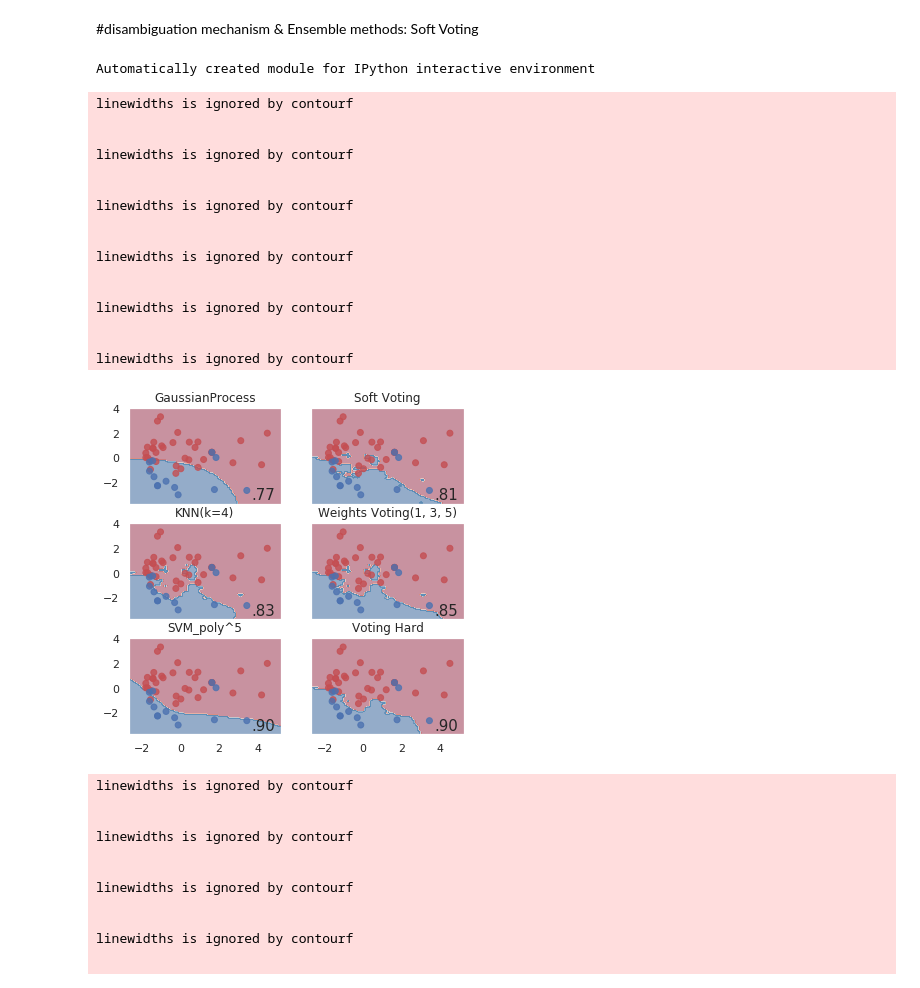
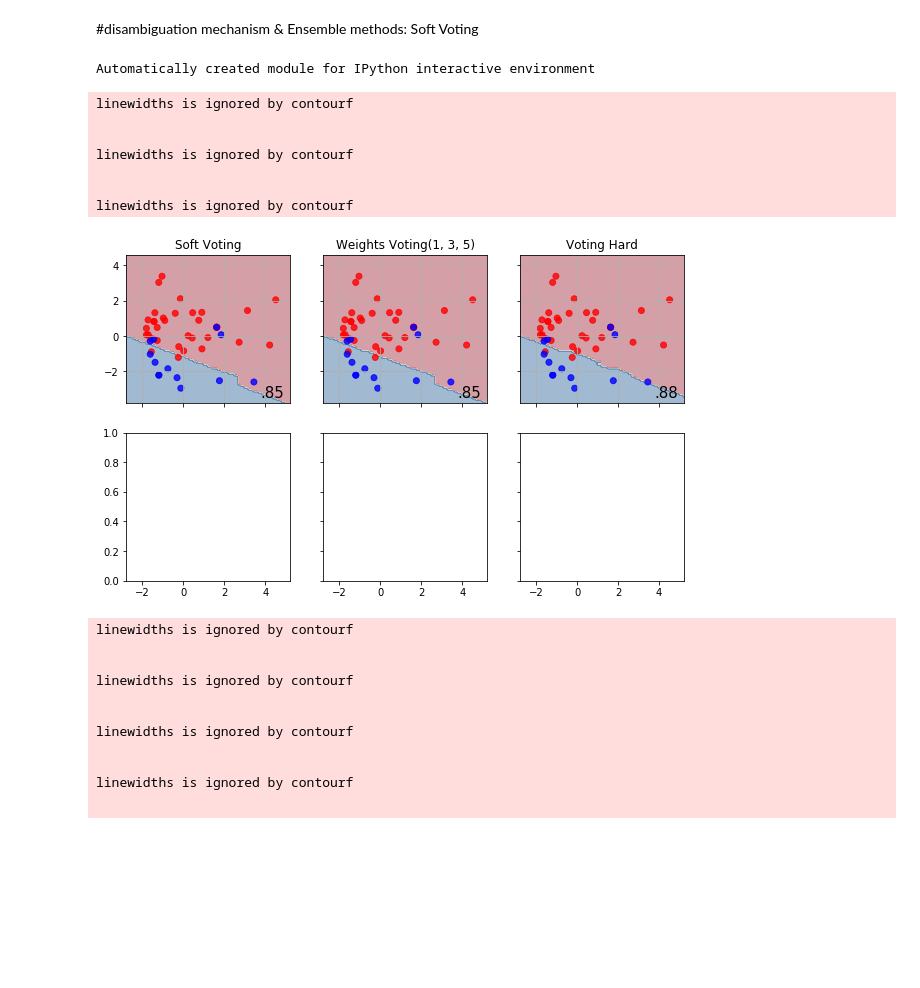
Before and after one commit to avallers/InflammatoryBowelDisease, a Jupyter notebook: Ensemble_ Vote_ Classifier_IBD.ipynb, the cells around one changed output. Drawn from its saved outputs; the diff is of its cells as text; code cells hidden in the pictures; blank space fills up the shorter version.

```diff
--- a/Ensemble_ Vote_ Classifier_IBD.ipynb
+++ b/Ensemble_ Vote_ Classifier_IBD.ipynb
@@ -1259,6 +1258,8 @@ plt.show()
 explained variance ratio (first two components): [0.92461872 0.05306648]
 [figure]
 [figure]
+# %%
+XT, yT=XdT, ydT
 # %%
 # SVC with linear kernel
 svc = svm.SVC(kernel='linear', C=C).fit(XT, yT)
@@ -1415,14 +1414,14 @@ dtype: int64
 # %%
 from sklearn.svm import NuSVC
 # SVC with linear kernel
-svc = svm.SVC(kernel='linear', C=C).fit(XT, yT)
+svc = svm.SVC(kernel='linear', C=C,probability=True).fit(XT, yT)
 # MLP 50
 MLPc=MLPClassifier(random_state=0, hidden_layer_sizes=[50], activation='relu', solver='lbfgs')
 # MLP 50
 MLPc2=MLPClassifier(random_state=0, hidden_layer_sizes=[99], activation='relu', solver='lbfgs')
 
 # LinearSVC (linear kernel)
-lin_svc = svm.LinearSVC(C=C).fit(XT, yT)
+lin_svc = svm.SVC(kernel='linear', C=C,probability=True).fit(XT, yT)#svm.LinearSVC(C=C).fit(XT, yT)
 # SVC with RBF kernel
 rbf_svc = svm.SVC(kernel='rbf', gamma=0.7, C=C).fit(XT, yT)
 # SVC with polynomial (degree 3) kernel
@@ -1439,6 +1438,19 @@ names = ['MLP 50 neurons','MLP 17,16,17 neurons',
 	   'LinearSVC (linear kernel)',
 	    'SVC with RBF kernel',
 	    'SVC with polynomial (degree 5) kernel']
+
+
+h = .02  # step size in the mesh
+
+
+names = ['SVC with linear kernel', "AdaBoost",
+         "LDA"]
+
+
+classifiers = [lin_svc,
+    AdaBoostClassifier(),
+    LinearDiscriminantAnalysis()]
+
 
 
 
@@ -1780,11 +1789,17 @@ from sklearn.naive_bayes import GaussianNB
 #svm.SVC(kernel='rbf', gamma=0.7, C=C),          svm.SVC(kernel='poly', degree=3, gamma='auto', C=C))
 #SVC(kernel='rbf', probability=True)
 # Training classifiers
-clf1 = GaussianProcessClassifier(1.0 * RBF(1.0))
-clf2 = KNeighborsClassifier(n_neighbors=4)
-clf3 = SVC (C=100.0, kernel='poly', degree=5, gamma='auto',probability=True)
+
+lin_svc = SVC(kernel='linear',C=C,probability=True)#svm.LinearSVC()
+
+clf1 = lin_svc
+clf2 = AdaBoostClassifier()
+clf3 = LinearDiscriminantAnalysis()
 
 
+clf_list = [lin_svc,
+    AdaBoostClassifier(),
+    LinearDiscriminantAnalysis()]
 
 
 eclfH = VotingClassifier(estimators=[('gp', clf1), ('knn', clf2),
@@ -1804,6 +1819,10 @@ eclfW = VotingClassifier(estimators=[('gp', clf1), ('knn', clf2),
 X=XT
 y=yT
 
+
+#X_val=PCAv2.iloc[:,0:2].values
+#y_val=PCAv2.iloc[:,2].values
+
 clf1.fit(X, y)
 clf2.fit(X, y)
 clf3.fit(X, y)
@@ -1821,49 +1840,43 @@ xx, yy = np.meshgrid(np.arange(x_min, x_max, 0.1),
 #    plot_contours(ax, clf, xx, yy,cmap=plt.cm.RdBu, alpha=0.8)
 #    ax.scatter(X0, X1, c=yc, cmap=plt.cm.RdBu, s=20, edgecolors='k')
 
-f, axarr = plt.subplots(3,2, sharex='col', sharey='row', figsize=(6,6))
+f, axarr = plt.subplots(2,3, sharex='col', sharey='row', figsize=(10,6))
 
-for idx, clf, tt in zip(product([0, 1, 2], [0, 1]),
-                        [ clf1,eclfS, clf2, eclfW,clf3, eclfH],
-                        ['GaussianProcess','Soft Voting',
-                         'KNN(k=4)', 'Weights Voting(1, 3, 5)', 'SVM_poly^5', 'Voting Hard']):
+for idx, clf, tt in zip(product([0], [0, 1, 2]),
+                        [ eclfS, eclfW, eclfH],
+                        ['Soft Voting',
+                          'Weights Voting(1, 3, 5)', 'Voting Hard']):
 
     Z = clf.predict(np.c_[xx.ravel(), yy.ravel()])
     Z = Z.reshape(xx.shape)
+
+    X_test,y_test=X_val,y_val
+
 
     score = clf.score(X_test, y_test)
 
 
     axarr[idx[0], idx[1]].contourf(xx, yy, Z,linewidths=2,
                        linestyles='dashed', alpha=0.4,cmap=plt.cm.RdBu)
 
-    axarr[idx[0], idx[1]].scatter(X_test[:, 0], X_test[:, 1], c=yct, alpha=0.8)
+    axarr[idx[0], idx[1]].scatter(X_test[:, 0], X_test[:, 1], c=ycv, alpha=0.8)
     axarr[idx[0], idx[1]].set_title(tt)
     axarr[idx[0], idx[1]].grid()
 
     axarr[idx[0], idx[1]].text(xx.max() - .3, yy.min() + .3, ('%.2f' % score).lstrip('0'),
             size=15, horizontalalignment='right')
 
 plt.show()
 # %% [output]
 Automatically created module for IPython interactive environment
 linewidths is ignored by contourf
 
 
 linewidths is ignored by contourf
 
 
 linewidths is ignored by contourf
-
-
-linewidths is ignored by contourf
-
-
-linewidths is ignored by contourf
-
-
-linewidths is ignored by contourf
-[figure, old version]
+[figure, new version]
 # %%
 
 #    plot_contours(ax, clf, xx, yy,cmap=plt.cm.RdBu, alpha=0.8)
```
Also changed, not shown: parts of 20 cells of this notebook.
